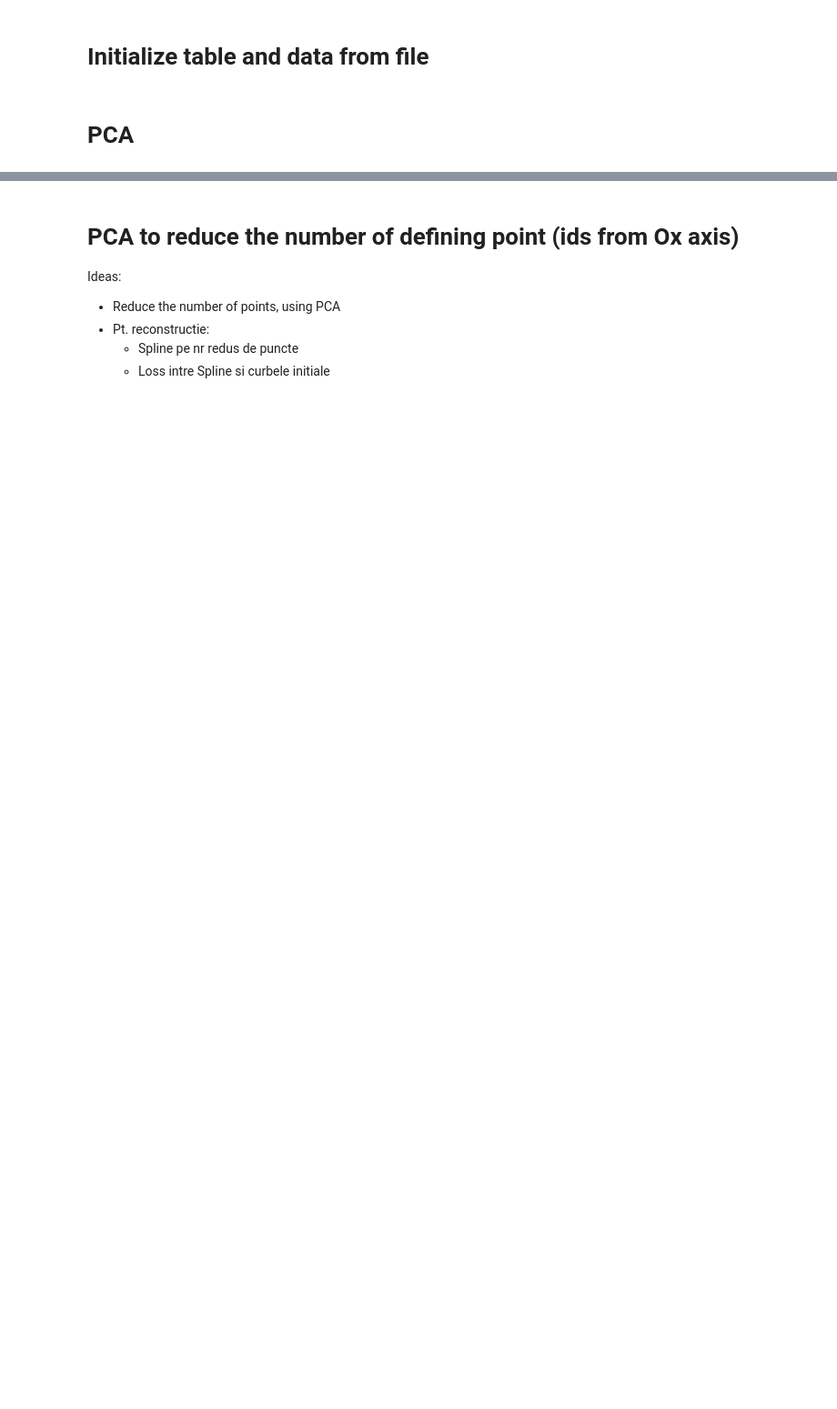
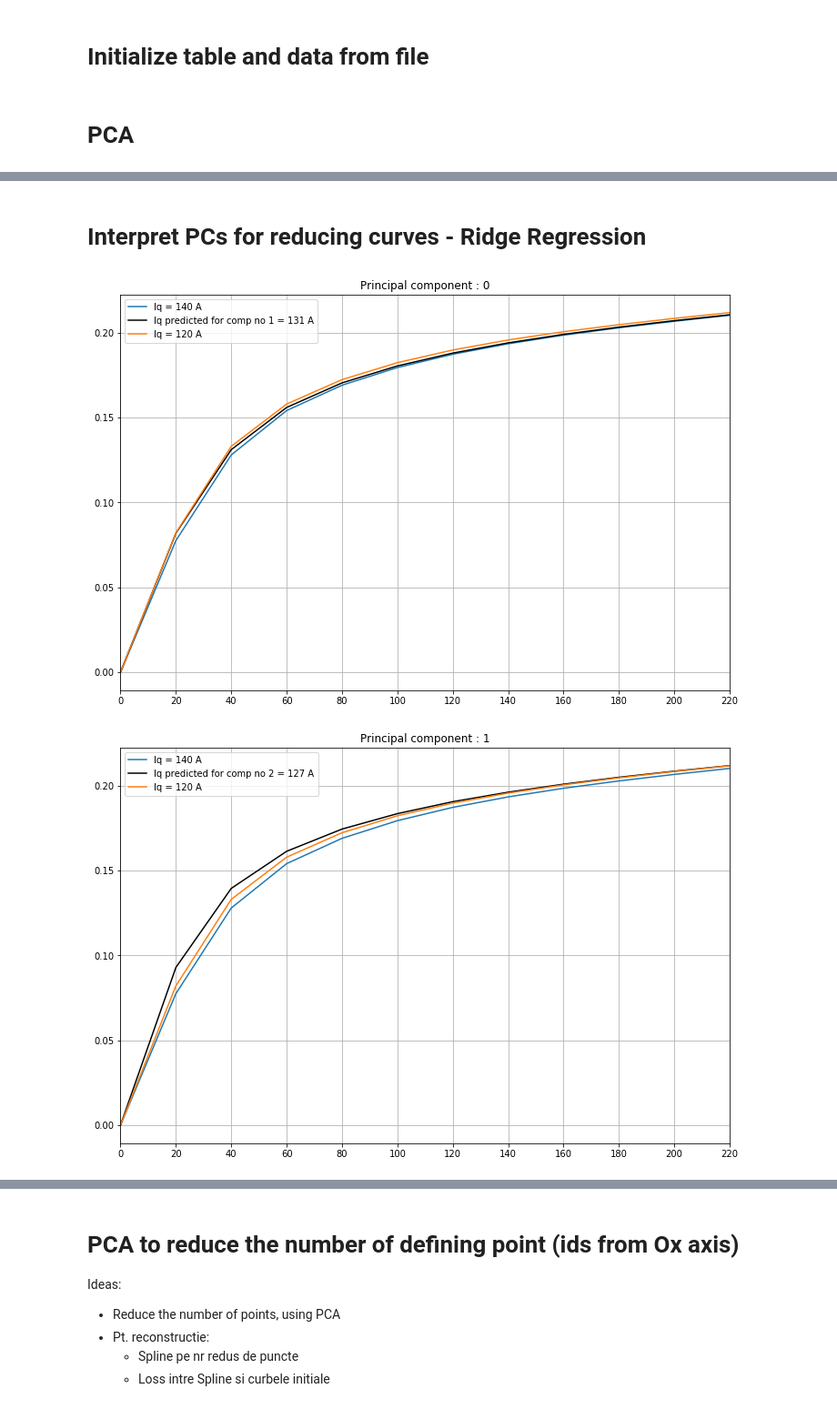
Before and after one commit to gleotescu/iq_interpolation, a Jupyter notebook: curve.ipynb, the cells around one changed output, grey strips where cells are left out. Shown at 91% size. Saved outputs shown, nothing was run; the diff lists cells and outputs as text; code cells hidden in the pictures; blank space fills up the shorter version.

Commit message:
Ridge Regression

```diff
--- a/curve.ipynb
+++ b/curve.ipynb
@@ -2,8 +2,6 @@
 # Initialize table and data from file
 # %%
 # initialize data
-
-
 ###
 import numpy as np
 import matplotlib.pyplot as plt
@@ -54,18 +52,18 @@ def data_from_file(file_name,case):
     dfs = data[1:, :]
     iqs = list(range(220, -1, -20))
     if case == 1:
-        xLabel = 'Id'
-        yLabel = 'direct flux'
-        Is = 'Iq'
+        xLabel = 'Id [A]'
+        yLabel = 'Direct flux linkage [Wb]'
+        Is = 'Iq '
     elif case == 2:
-        xLabel = 'Iq'
-        yLabel = 'quadratic flux'
+        xLabel = 'Iq [A]'
+        yLabel = 'quadratic flux [Wb]'
         Is = 'Id'
     return ids, dfs, iqs, xLabel, yLabel, Is
 
 
 ids, dfs, iqs, xLabel, yLabel, Is = data_from_file('i_direct_flux',1 )
-plt.rcParams["figure.figsize"] = [20,8]
+# plt.rcParams["figure.figsize"] = [12,8]
 # %% [markdown]
 # PCA
 # %%
@@ -181,0 +169,52 @@ Average contribution of each curve -- for diff num of components
+# %% [markdown]
+# Interpret PCs for reducing curves - Ridge Regression
+# %%
+from sklearn.linear_model import Ridge
+
+X = dfs
+y = iqs
+
+model = Ridge(fit_intercept = True, normalize = True)
+model.fit(X,y)
+
+components = pca_reduce_curves.components_
+components = scaler.inverse_transform(components)
+
+result = model.predict(components)
+
+
+#find upper and lower Iq curve
+def border_curves(curve, interval):
+    pos = 0
+    for id in interval:
+        if curve < id:
+            pos+=1
+        else:
+            if curve == id:
+                if pos+1 == len(interval):
+                    return pos, pos-1
+                else:
+                    return pos, pos+1
+
+    return pos-1, pos
+
+plt.clf()
+plt.rcParams["figure.figsize"] = [12,8]
+top = 0
+xAxis = list(range(0,220,20))
+for comp in components:
+    pred_iq = model.predict(comp.reshape(1,-1))
+    left, right = border_curves(pred_iq,iqs)
+    plt.title('Principal component : %d' %top)
+    plt.plot(ids, dfs[:,left], label = 'Iq = %d A'% iqs[left])
+    plt.plot(ids, components[top], color = 'black', label = 'Iq predicted for comp no %d = %d A' %(top+1 ,pred_iq))
+    plt.plot(ids, dfs[:,right], label = 'Iq = %d A'% iqs[right])
+    plt.legend()
+    plt.xticks(list(range(0,240,20)))
+    plt.xlim(0,220)
+    plt.grid()
+    plt.show()
+    top+=1
+# %% [output]
+[figure, added]
+[figure, added]
```
Also changed, not shown: parts of 6 cells of this notebook, 1 other file.
